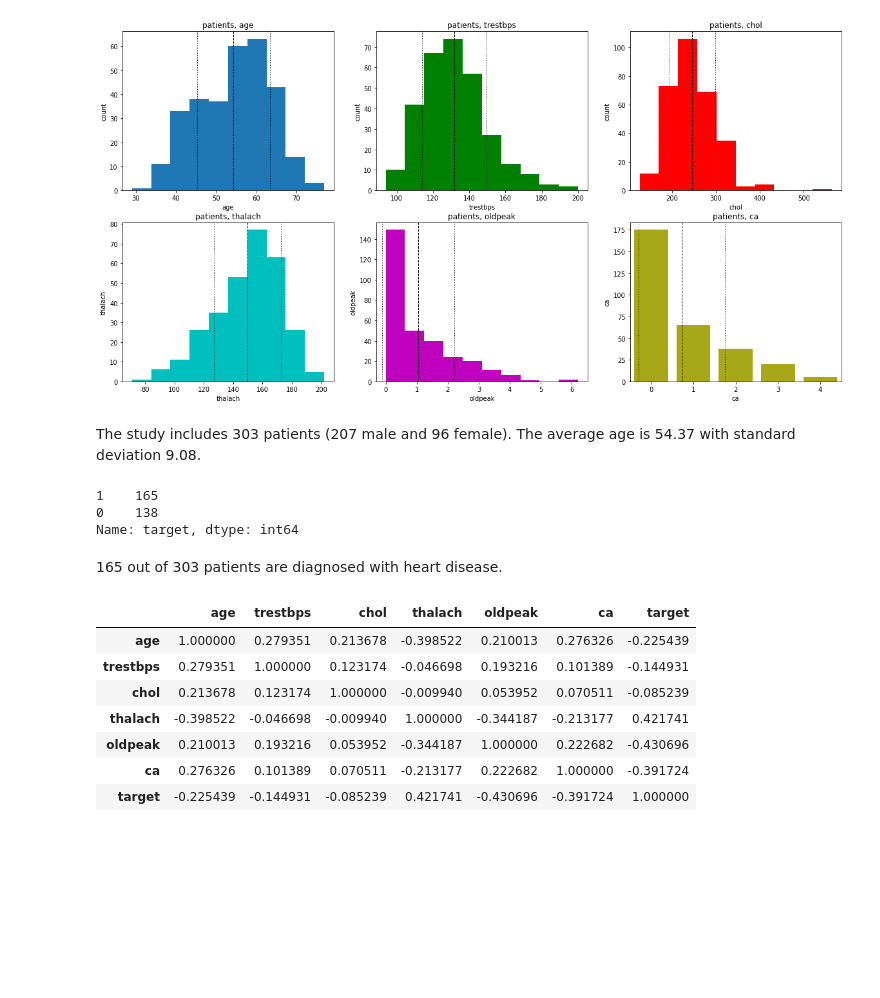
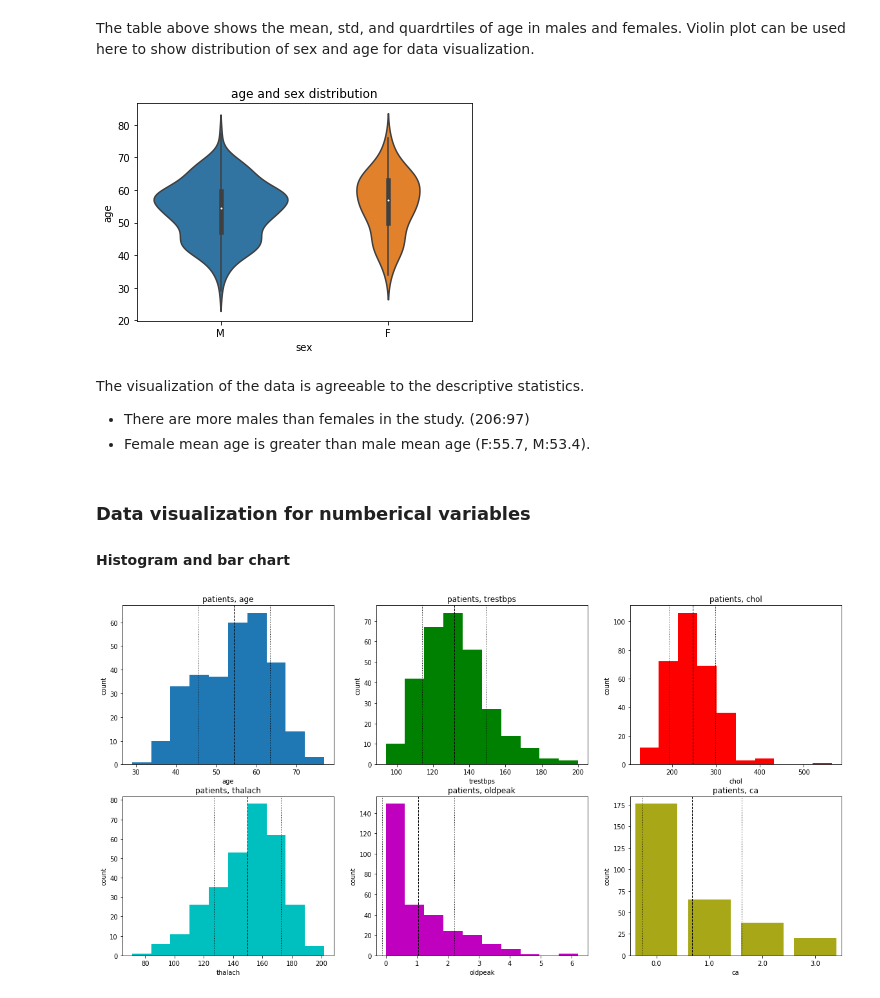
Before and after one commit to cwhung/Heart_Disease, a Jupyter notebook: Heart_Disease_Capstone_1_cwhung.ipynb, the cells around one changed output. Drawn from its saved outputs; the diff is of its cells as text; code cells hidden in the pictures; blank space fills up the shorter version.

```diff
--- a/Heart_Disease_Capstone_1_cwhung.ipynb
+++ b/Heart_Disease_Capstone_1_cwhung.ipynb
@@ -120,3 +245,19 @@ df.groupby('sex').age.describe()
+# %% [markdown]
+The table above shows the mean, std, and quardrtiles of age in males and females.  Violin plot can be used here to show distribution of sex and age for data visualization.
+# %%
+# violin plot on sex and age
+ax = sns.violinplot(x='sex', y='age', scale = 'count', data = df)
+plt.title('age and sex distribution')
+plt.show()
+# %% [output]
+[figure, added]
+# %% [markdown]
+The visualization of the data is agreeable to the descriptive statistics.
+* There are more males than females in the study. (206:97)
+* Female mean age is greater than male mean age (F:55.7, M:53.4).
+# %% [markdown]
+### Data visualization for numberical variables
+#### Histogram and bar chart
 # %%
 fig=plt.figure(figsize = (20, 10))
 
@@ -151,7 +292,7 @@ plt.axvline(df['chol'].mean()-df['chol'].std(), color='k', linestyle='dotted', l
 plt.subplot(2, 3, 4)
 plt.hist(df['thalach'], color ='c')
 plt.xlabel('thalach')
-plt.ylabel('thalach')
+plt.ylabel('count')
 plt.title('patients, thalach')
 plt.axvline(df['thalach'].mean(), color='k', linestyle='dashed', linewidth=1)
 plt.axvline(df['thalach'].mean()+df['thalach'].std(), color='k', linestyle='dotted', linewidth=1)
@@ -160,7 +301,7 @@ plt.axvline(df['thalach'].mean()-df['thalach'].std(), color='k', linestyle='dott
 plt.subplot(2, 3, 5)
 plt.hist(df['oldpeak'], color ='m')
 plt.xlabel('oldpeak')
-plt.ylabel('oldpeak')
+plt.ylabel('count')
 plt.title('patients, oldpeak')
 plt.axvline(df['oldpeak'].mean(), color='k', linestyle='dashed', linewidth=1)
 plt.axvline(df['oldpeak'].mean()+df['oldpeak'].std(), color='k', linestyle='dotted', linewidth=1)
@@ -170,33 +311,11 @@ plt.subplot(2, 3, 6)
 #plt.hist(df['ca'])
 sns.countplot(x='ca', data=df, color ='y')
 plt.xlabel('ca')
-plt.ylabel('ca')
+plt.ylabel('count')
 plt.title('patients, ca')
 plt.axvline(df['ca'].mean(), color='k', linestyle='dashed', linewidth=1)
 plt.axvline(df['ca'].mean()+df['ca'].std(), color='k', linestyle='dotted', linewidth=1)
 plt.axvline(df['ca'].mean()-df['ca'].std(), color='k', linestyle='dotted', linewidth=1)
 plt.show()
 # %% [output]
-[figure, old version]
+[figure, new version]
-# %% [markdown]
-The study includes 303 patients (207 male and 96 female).  The average age is 54.37 with standard deviation 9.08.
-# %%
-df.target.value_counts()
-# %% [output]
-1    165
-0    138
-Name: target, dtype: int64
-# %% [markdown]
-165 out of 303 patients are diagnosed with heart disease.
-# %%
-data_linear= df[['age', 'trestbps', 'chol', 'thalach', 'oldpeak', 'ca', 'target']]
-data_linear.corr()
-# %% [output]
-|  | age | trestbps | chol | thalach | oldpeak | ca | target |
-| age | 1.000000 | 0.279351 | 0.213678 | -0.398522 | 0.210013 | 0.276326 | -0.225439 |
-| trestbps | 0.279351 | 1.000000 | 0.123174 | -0.046698 | 0.193216 | 0.101389 | -0.144931 |
-| chol | 0.213678 | 0.123174 | 1.000000 | -0.009940 | 0.053952 | 0.070511 | -0.085239 |
-| thalach | -0.398522 | -0.046698 | -0.009940 | 1.000000 | -0.344187 | -0.213177 | 0.421741 |
-| oldpeak | 0.210013 | 0.193216 | 0.053952 | -0.344187 | 1.000000 | 0.222682 | -0.430696 |
-| ca | 0.276326 | 0.101389 | 0.070511 | -0.213177 | 0.222682 | 1.000000 | -0.391724 |
-| target | -0.225439 | -0.144931 | -0.085239 | 0.421741 | -0.430696 | -0.391724 | 1.000000 |
```
Also changed, not shown: parts of 45 cells of this notebook, 1 other file.
